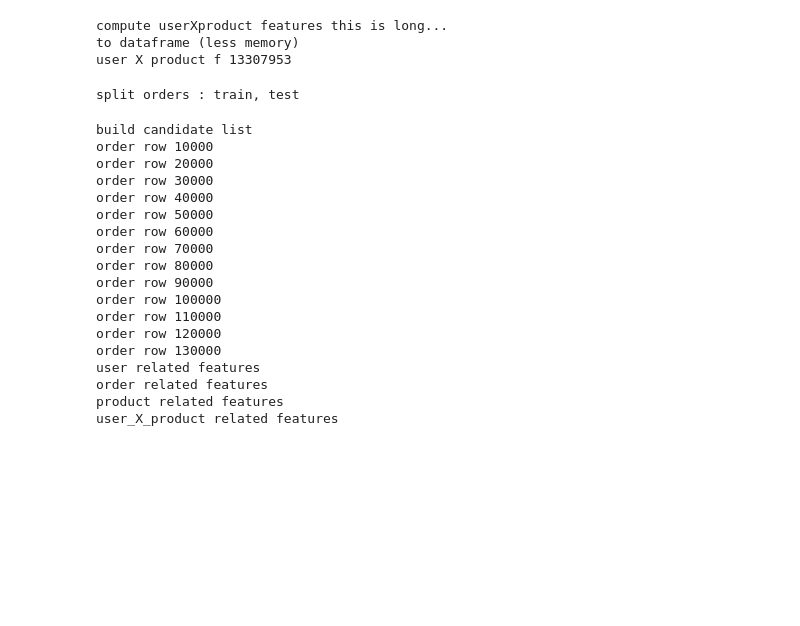
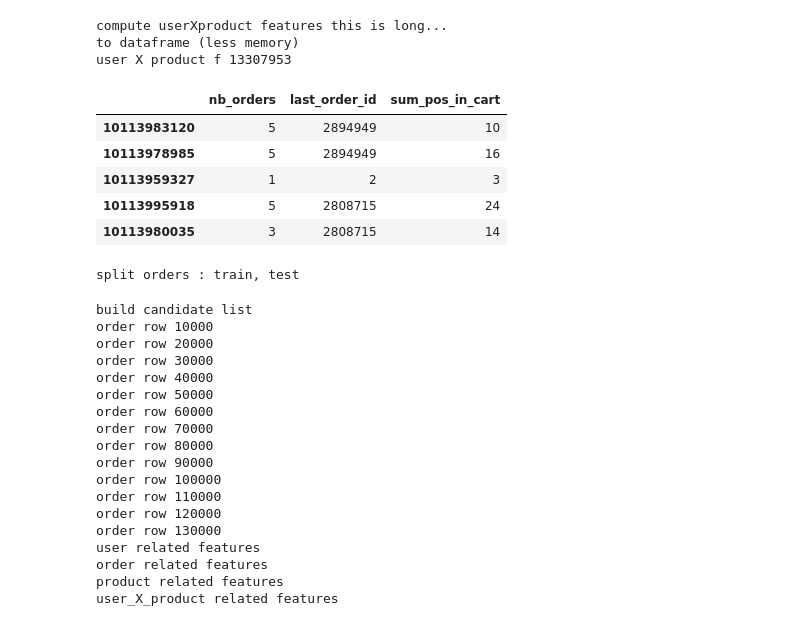
Before and after one commit to Amareshsh/Data-Mining-Project, a Jupyter notebook: Preprocessing.ipynb, the cells around one changed output. Cells and saved outputs as stored; diff of their text form; code cells hidden in the pictures; blank space fills up the shorter version.

```diff
--- a/Preprocessing.ipynb
+++ b/Preprocessing.ipynb
@@ -215,3 +213,12 @@ user X product f 13307953
+# %%
+userXproduct.head()
+# %% [output]
+|  | nb_orders | last_order_id | sum_pos_in_cart |
+| 10113983120 | 5 | 2894949 | 10 |
+| 10113978985 | 5 | 2894949 | 16 |
+| 10113959327 | 1 | 2 | 3 |
+| 10113995918 | 5 | 2808715 | 24 |
+| 10113980035 | 3 | 2808715 | 14 |
 # %%
 #different kind of evaluation set presrent in orders
 
```
Also changed, not shown: parts of 1 cell of this notebook, 2 other files.
